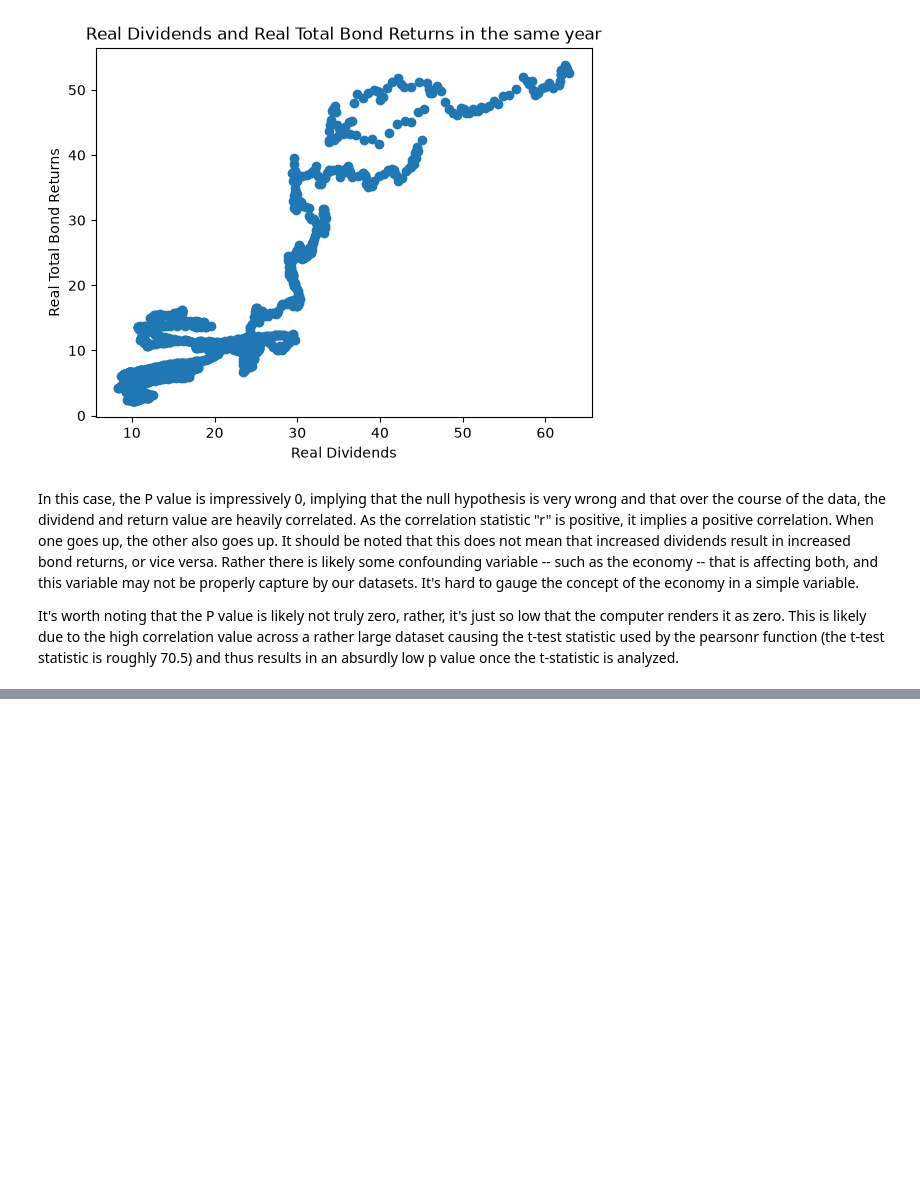
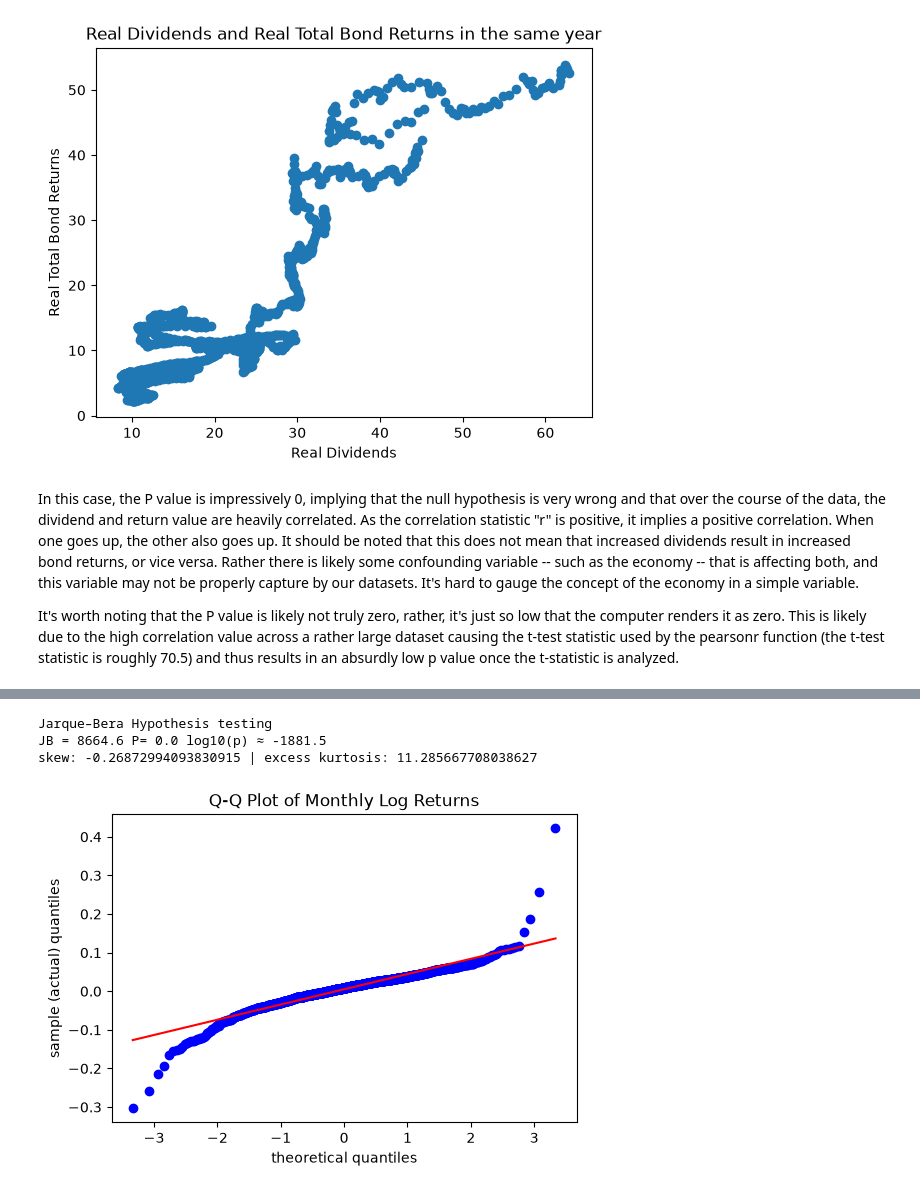
Before and after one commit to zilihen/CMSC320-Final-Project, a Jupyter notebook: stocks.ipynb, the cells around one changed output, grey strips where cells are left out. Saved outputs shown, nothing was run; the diff lists cells and outputs as text; code cells hidden in the pictures; blank space fills up the shorter version.

Commit message:
data exploration part 2

```diff
--- a/stocks.ipynb
+++ b/stocks.ipynb
@@ -98,0 +112,29 @@ It's worth noting that the P value is likely not truly zero, rather, it's just s
+# %%
+tr = df["Real Total Return Price"].dropna()
+#takes the log of every return price and subtracts it against the previous
+#thus it returns the change for each month
+r = np.log(tr).diff().dropna()
+#bc real Total Return Price is already adjusted for inflation and includes reinvested dividends,
+#r is a real total return: what an investor actually gained in purchasing power each month
+
+print("Jarque–Bera Hypothesis testing")
+jb_stat, jb_p = scipy.stats.jarque_bera(r)
+print(f"JB = {jb_stat:.1f} P= {jb_p} log10(p) ≈ {-jb_stat / 2 / np.log(10):.1f}")
+print("skew:", scipy.stats.skew(r), "| excess kurtosis:", scipy.stats.kurtosis(r))
+
+
+plt.figure(figsize=(6, 4))
+# dist='norm' checks against normal distribution
+scipy.stats.probplot(r, dist="norm", plot=plt)
+
+plt.title("Q-Q Plot of Monthly Log Returns")
+plt.xlabel("theoretical quantiles")
+# what we would expect if the data was actually normal
+plt.ylabel("sample (actual) quantiles")
+# actual returns from r sorted smallest to largest
+plt.show()
+# %% [output]
+Jarque–Bera Hypothesis testing
+JB = 8664.6 P= 0.0 log10(p) ≈ -1881.5
+skew: -0.26872994093830915 | excess kurtosis: 11.285667708038627
+[figure, added]
```
Also changed, not shown: parts of 4 cells of this notebook.
